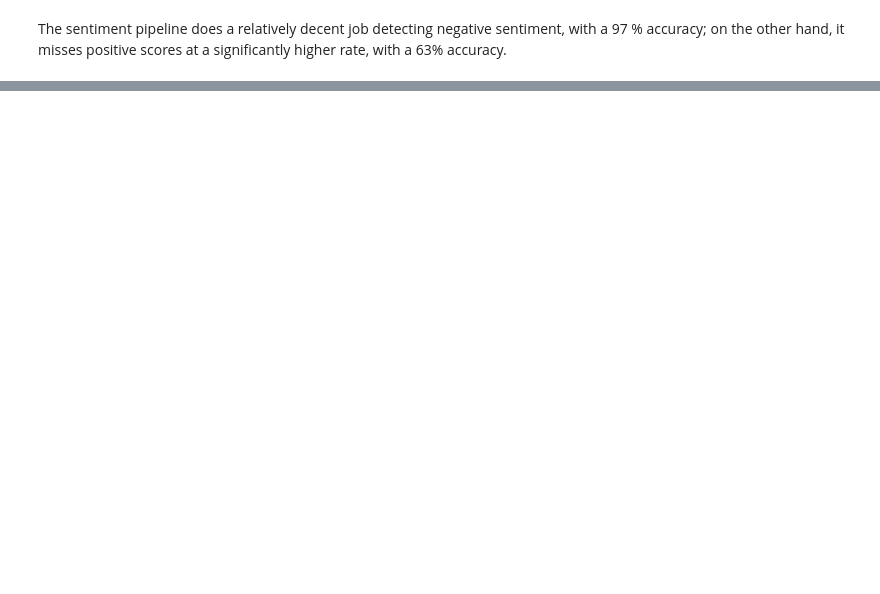
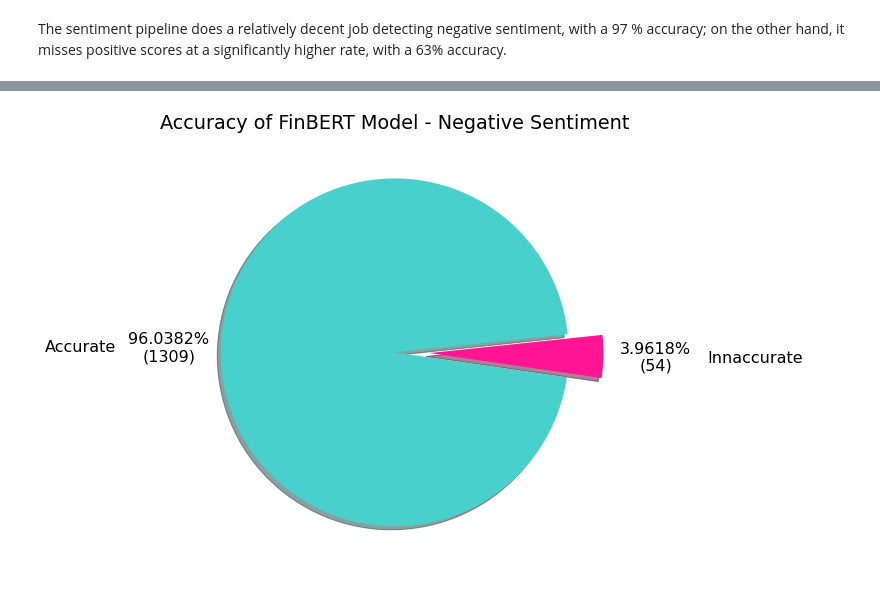
Before and after one commit to Kevin-Kwasnik/aspect-based-sentiment-analysis, a Jupyter notebook: 4c_feature-engineer.ipynb, the cells around one changed output, grey strips where cells are left out. Cells and saved outputs as stored; diff of their text form; code cells hidden in the pictures; blank space fills up the shorter version.

```diff
--- a/4c_feature-engineer.ipynb
+++ b/4c_feature-engineer.ipynb
@@ -284,0 +298,10 @@ print(results)
+# %%
+total= len(df[df.labels=='positive'])
+explode=[0,.2]
+plt.pie(df[df.labels=='positive'].accurate_finbert.value_counts(), labels=['Accurate', 'Innaccurate'],
+        explode=explode, shadow=True, autopct=lambda p: '{:.4f}%\n({:.0f})'.format(p, total*p/100),
+        pctdistance=1.3, labeldistance=1.6, colors=['mediumturquoise','deeppink'], startangle=6)
+plt.title('Accuracy of FinBERT Model - Negative Sentiment')
+plt.show()
+# %% [output]
+[figure, added]
```
Also changed, not shown: parts of 31 cells of this notebook.
